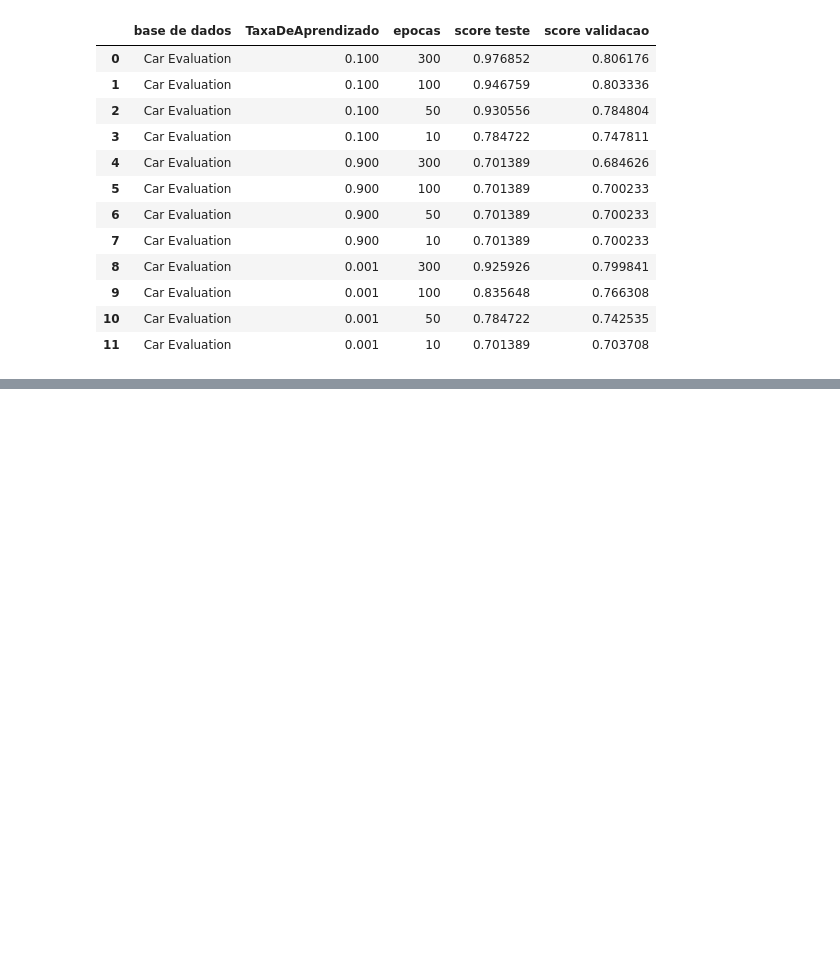
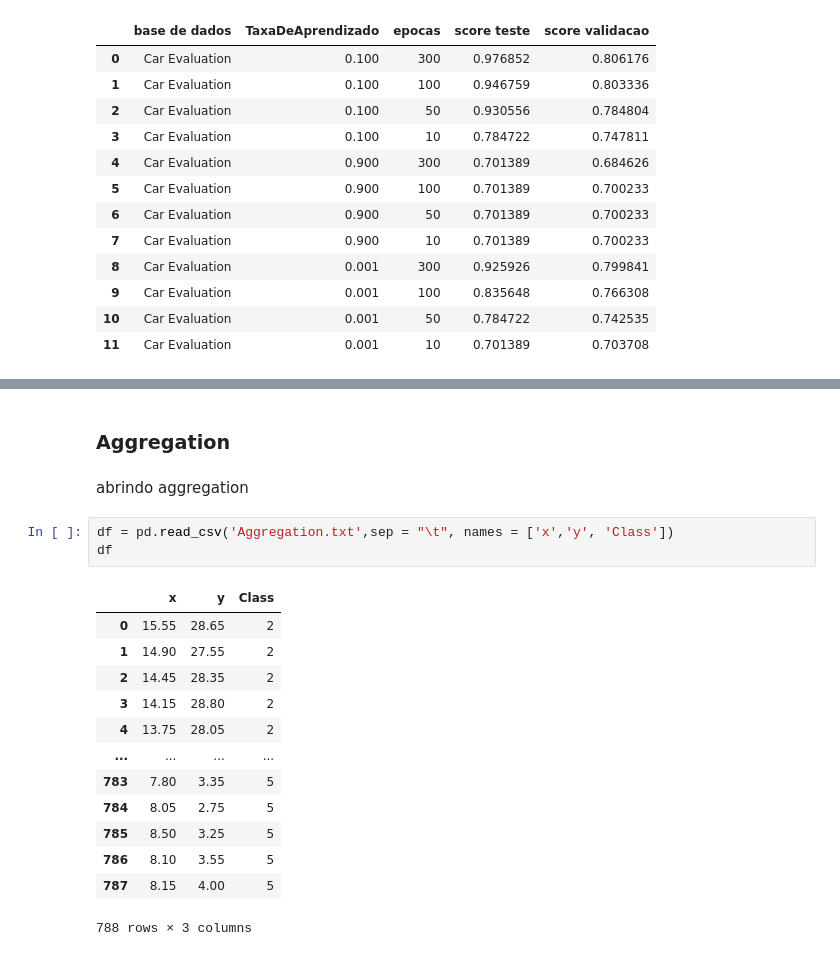
Before and after one commit to rtomazini42/scriptsAleatoriosPy, a Jupyter notebook: AIAUFRPELC_Renan_Tomazini.ipynb, the cells around one changed output, grey strips where cells are left out. Cells and saved outputs as stored; diff of their text form; blank space fills up the shorter version.

```diff
--- a/AIAUFRPELC_Renan_Tomazini.ipynb
+++ b/AIAUFRPELC_Renan_Tomazini.ipynb
@@ -825,0 +1048,21 @@ df
+# %% [markdown]
+### Aggregation
+# %% [markdown]
+abrindo aggregation
+# %%
+df = pd.read_csv('Aggregation.txt',sep = "\t", names = ['x','y', 'Class'])
+df
+# %% [output]
+|  | x | y | Class |
+| 0 | 15.55 | 28.65 | 2 |
+| 1 | 14.90 | 27.55 | 2 |
+| 2 | 14.45 | 28.35 | 2 |
+| 3 | 14.15 | 28.80 | 2 |
+| 4 | 13.75 | 28.05 | 2 |
+| ... | ... | ... | ... |
+| 783 | 7.80 | 3.35 | 5 |
+| 784 | 8.05 | 2.75 | 5 |
+| 785 | 8.50 | 3.25 | 5 |
+| 786 | 8.10 | 3.55 | 5 |
+| 787 | 8.15 | 4.00 | 5 |
+788 rows × 3 columns
```
Also changed, not shown: parts of 31 cells of this notebook.
